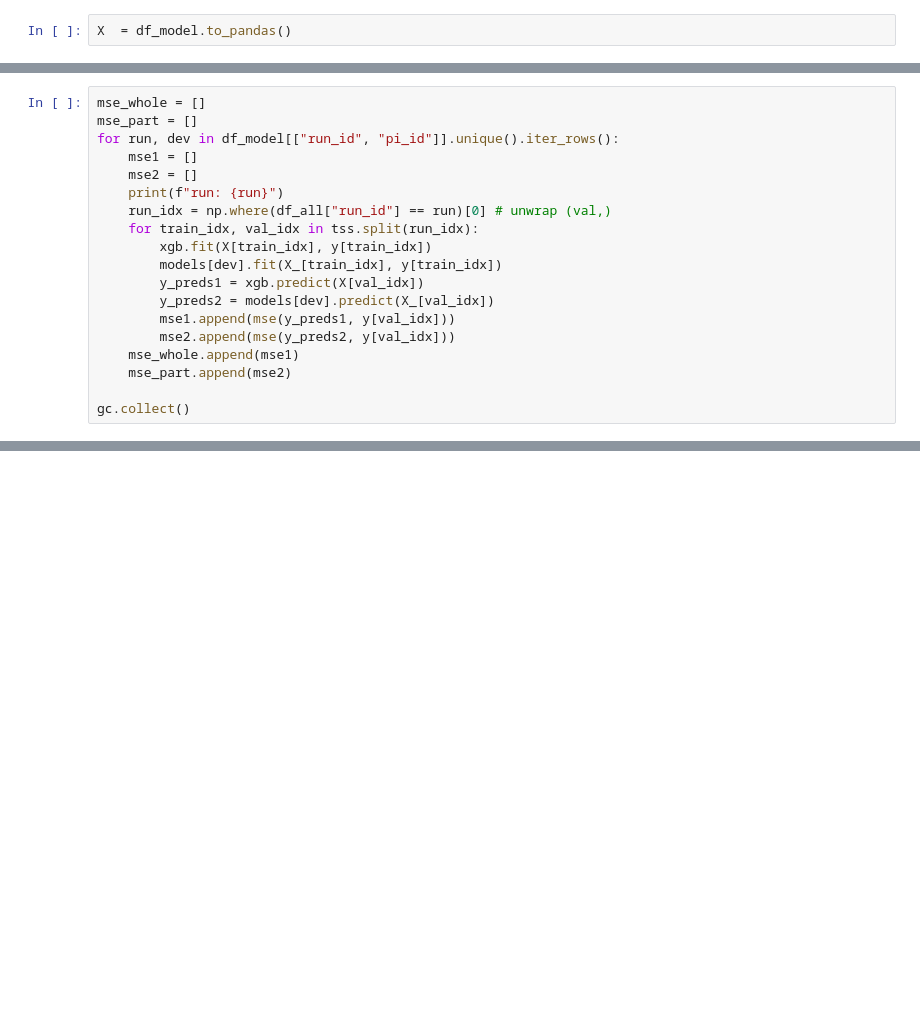
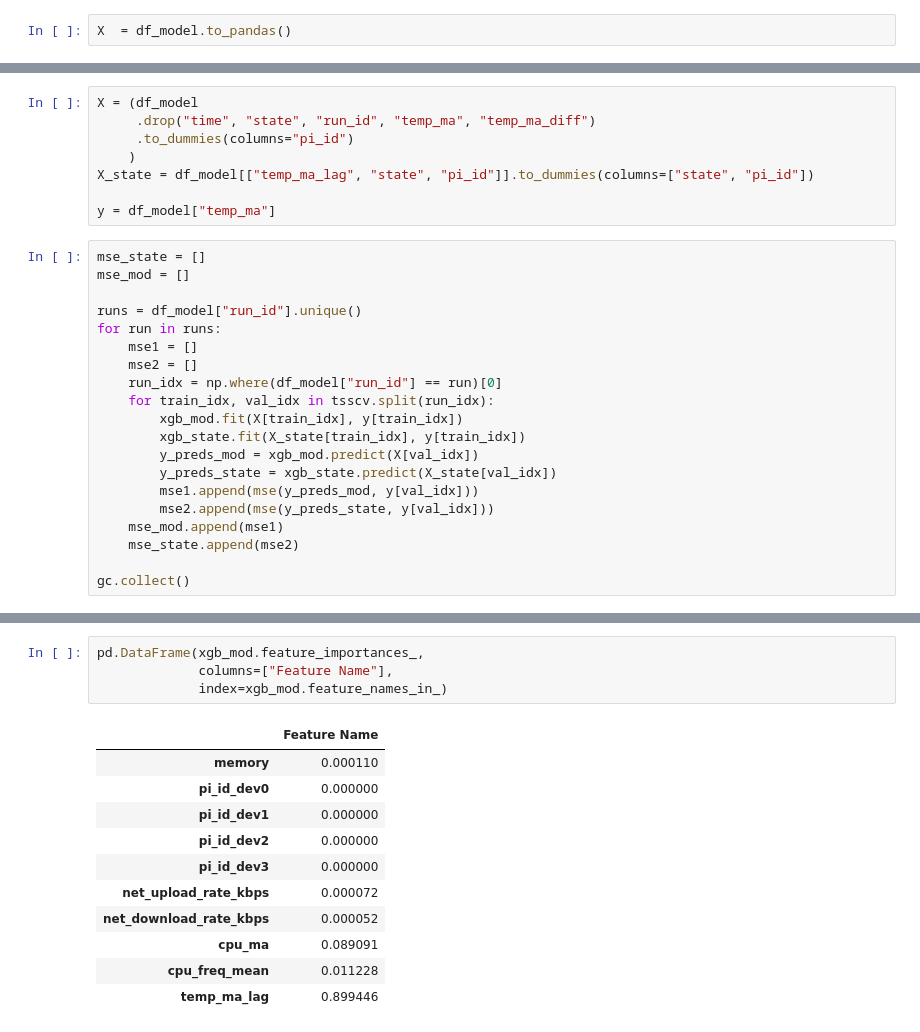
Before and after one commit to CuriousChum/jsc370, a Jupyter notebook: final_report.ipynb, the cells around one changed output, grey strips where cells are left out. Drawn from its saved outputs; the diff is of its cells as text; blank space fills up the shorter version.

```diff
--- a/final_report.ipynb
+++ b/final_report.ipynb
@@ -335,20 +442,29 @@ y = df_model["temp_ma"]
+# %%
+X = (df_model
+     .drop("time", "state", "run_id", "temp_ma", "temp_ma_diff")
+     .to_dummies(columns="pi_id")
+    )
+X_state = df_model[["temp_ma_lag", "state", "pi_id"]].to_dummies(columns=["state", "pi_id"])
+
+y = df_model["temp_ma"]
 # %%
-mse_whole = []
-mse_part = []
-for run, dev in df_model[["run_id", "pi_id"]].unique().iter_rows():
+mse_state = []
+mse_mod = []
+
+runs = df_model["run_id"].unique()
+for run in runs:
     mse1 = []
     mse2 = []
-    print(f"run: {run}")
-    run_idx = np.where(df_all["run_id"] == run)[0] # unwrap (val,)
-    for train_idx, val_idx in tss.split(run_idx):
-        xgb.fit(X[train_idx], y[train_idx])
-        models[dev].fit(X_[train_idx], y[train_idx])
-        y_preds1 = xgb.predict(X[val_idx])
-        y_preds2 = models[dev].predict(X_[val_idx])
-        mse1.append(mse(y_preds1, y[val_idx]))
-        mse2.append(mse(y_preds2, y[val_idx]))
-    mse_whole.append(mse1)
-    mse_part.append(mse2)
+    run_idx = np.where(df_model["run_id"] == run)[0]
+    for train_idx, val_idx in tsscv.split(run_idx):
+        xgb_mod.fit(X[train_idx], y[train_idx])
+        xgb_state.fit(X_state[train_idx], y[train_idx])
+        y_preds_mod = xgb_mod.predict(X[val_idx])
+        y_preds_state = xgb_state.predict(X_state[val_idx])
+        mse1.append(mse(y_preds_mod, y[val_idx]))
+        mse2.append(mse(y_preds_state, y[val_idx]))
+    mse_mod.append(mse1)
+    mse_state.append(mse2)
 
 gc.collect()
 # %% [output]
@@ -380,0 +487,16 @@ for mse_ in mse_part:
+# %%
+pd.DataFrame(xgb_mod.feature_importances_,
+             columns=["Feature Name"],
+             index=xgb_mod.feature_names_in_)
+# %% [output]
+|  | Feature Name |
+| memory | 0.000110 |
+| pi_id_dev0 | 0.000000 |
+| pi_id_dev1 | 0.000000 |
+| pi_id_dev2 | 0.000000 |
+| pi_id_dev3 | 0.000000 |
+| net_upload_rate_kbps | 0.000072 |
+| net_download_rate_kbps | 0.000052 |
+| cpu_ma | 0.089091 |
+| cpu_freq_mean | 0.011228 |
+| temp_ma_lag | 0.899446 |
```
Also changed, not shown: parts of 37 cells of this notebook, 11 other files.
